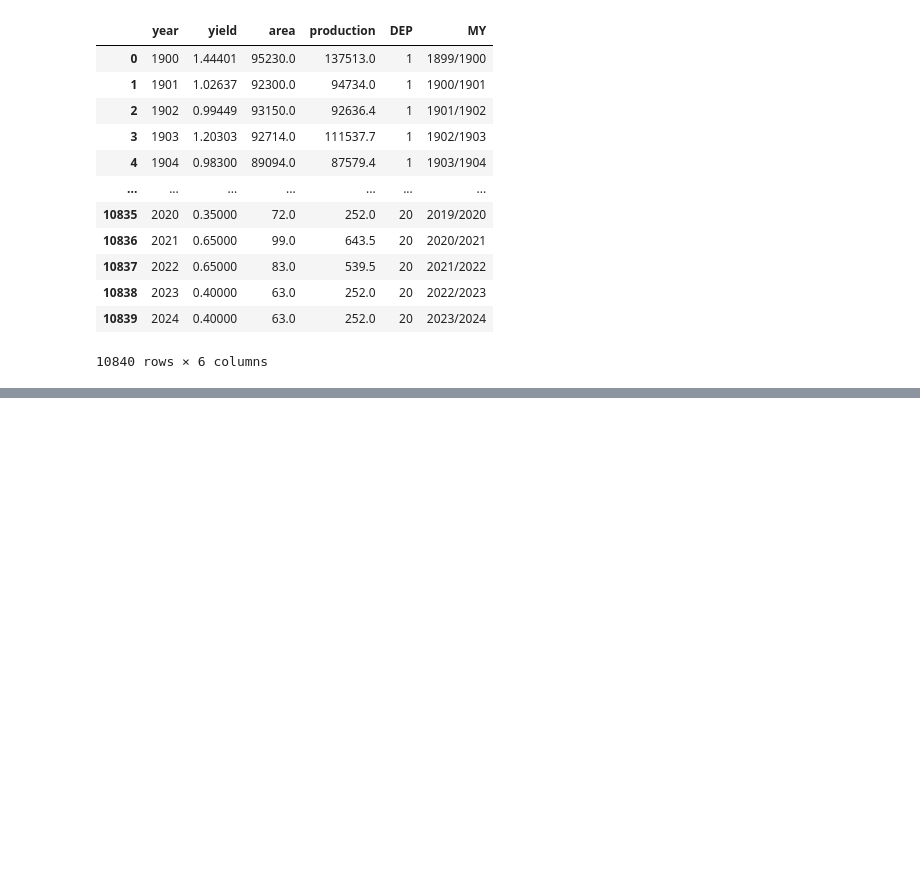
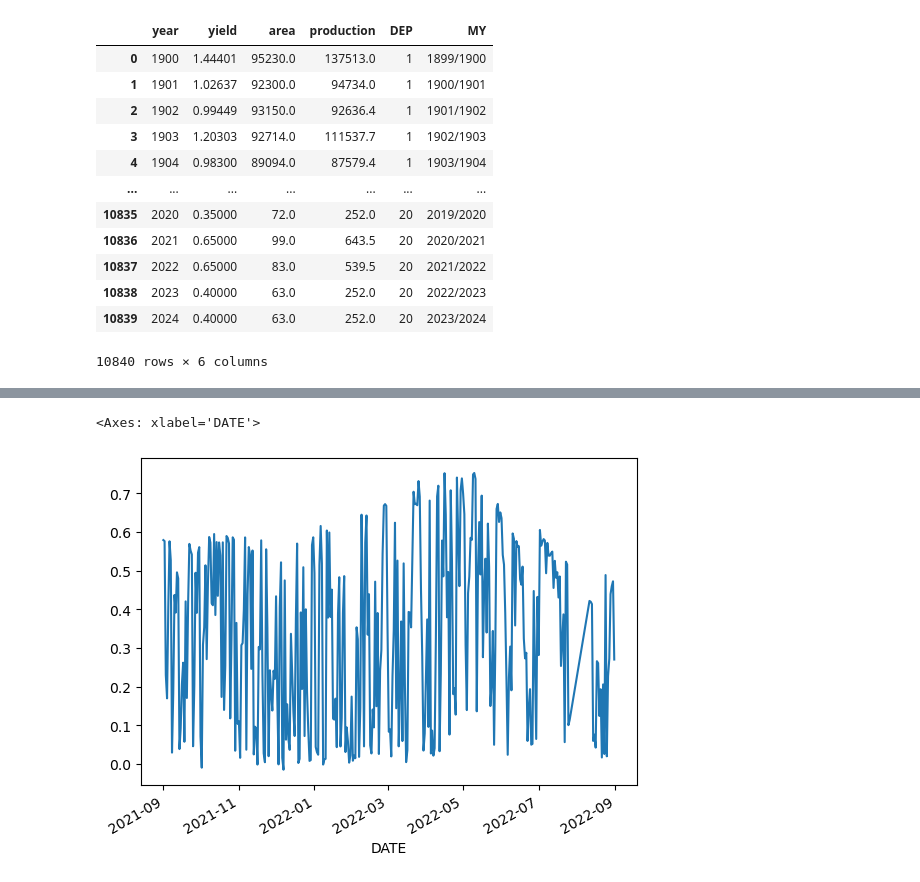
Before and after one commit to aleexv6/Meteo, a Jupyter notebook: YieldModel/data/aggregDailyData.ipynb, the cells around one changed output, grey strips where cells are left out. Drawn from its saved outputs; the diff is of its cells as text; code cells hidden in the pictures; blank space fills up the shorter version.

```diff
--- a/YieldModel/data/aggregDailyData.ipynb
+++ b/YieldModel/data/aggregDailyData.ipynb
@@ -341,0 +349,6 @@ result.to_csv("daily_wheat_model_dataset_1980-2024.csv")
+# %%
+test_ndvi = test_ndvi.set_index("DATE")
+test_ndvi["ndvi_mean"].plot()
+# %% [output]
+<Axes: xlabel='DATE'>
+[figure, added]
```
Also changed, not shown: parts of 10 cells of this notebook, 3 other files.
